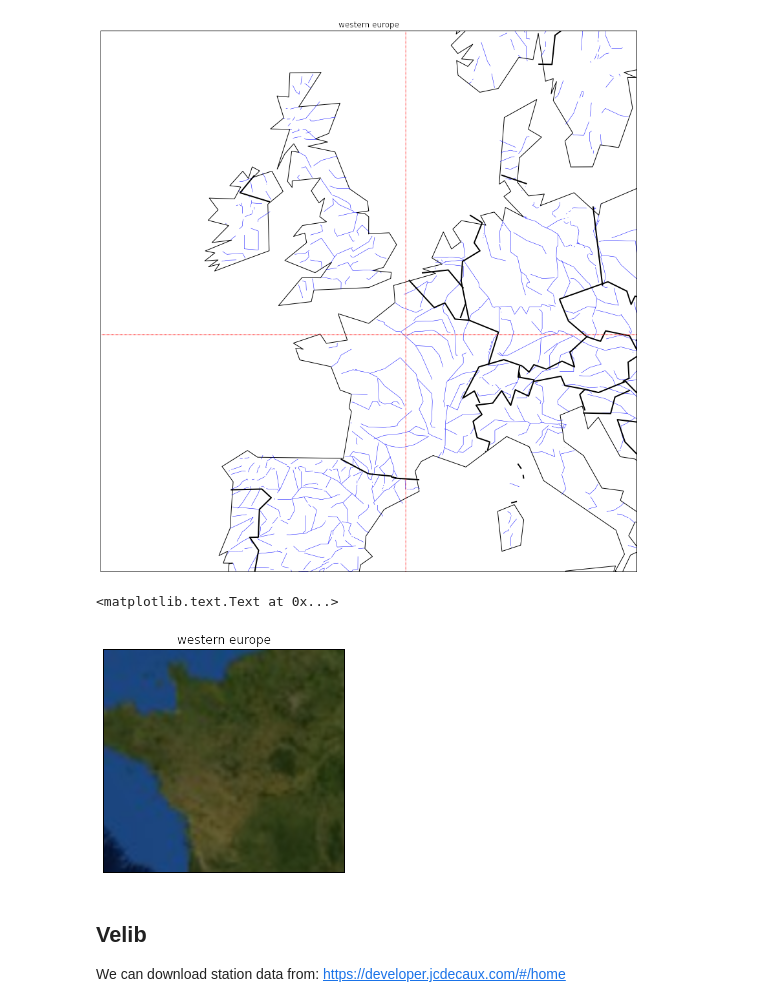
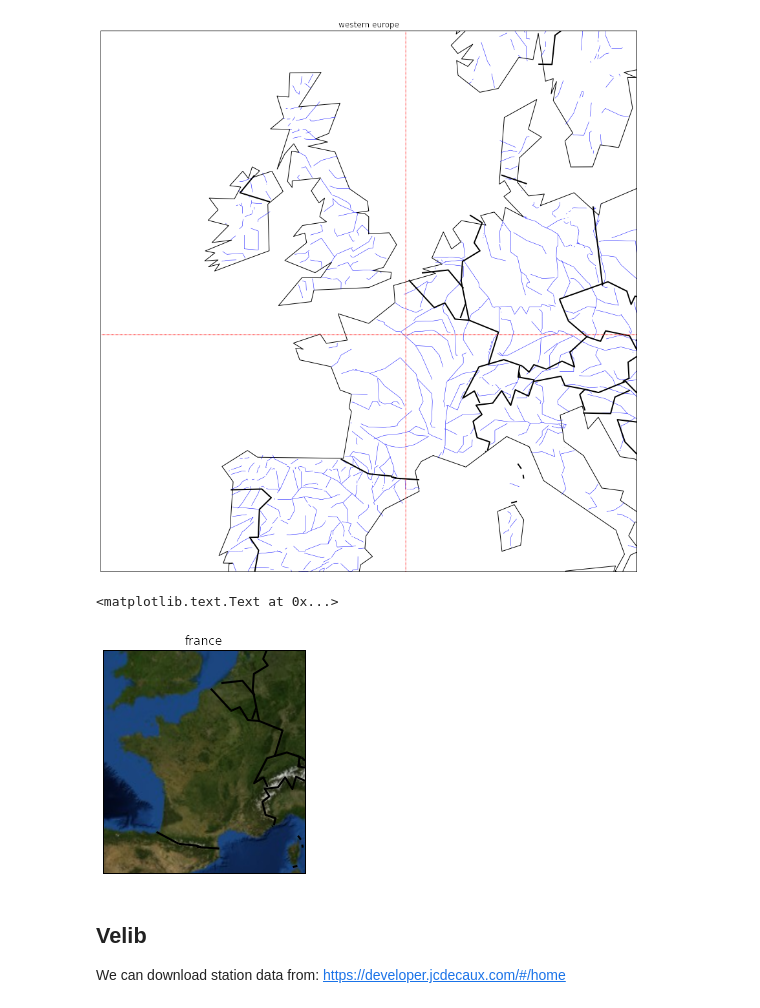
Before and after one commit to ggila/allez, a Jupyter notebook: velib/map.ipynb, the cells around one changed output. Cells and saved outputs as stored; diff of their text form; code cells hidden in the pictures.

```diff
--- a/velib/map.ipynb
+++ b/velib/map.ipynb
@@ -53,15 +53,15 @@ plt.title("western europe")
 <matplotlib.text.Text at 0x...>
 [figure]
 # %%
-m = Basemap(projection='merc',llcrnrlat=45,urcrnrlat=50,\
-            llcrnrlon=-4,urcrnrlon=4)
+m = Basemap(projection='merc',llcrnrlat=41,urcrnrlat=53,\
+            llcrnrlon=-6,urcrnrlon=10)
 m.bluemarble()
 m.drawcountries(linewidth=2)
-m.drawcounties(color='r', line)
-plt.title("western europe")
+#m.drawcounties()
+plt.title("france")
 # %% [output]
 <matplotlib.text.Text at 0x...>
-[figure, old version]
+[figure, new version]
 # %% [markdown]
 ## Velib
 
```
Also changed, not shown: parts of 2 cells of this notebook.
